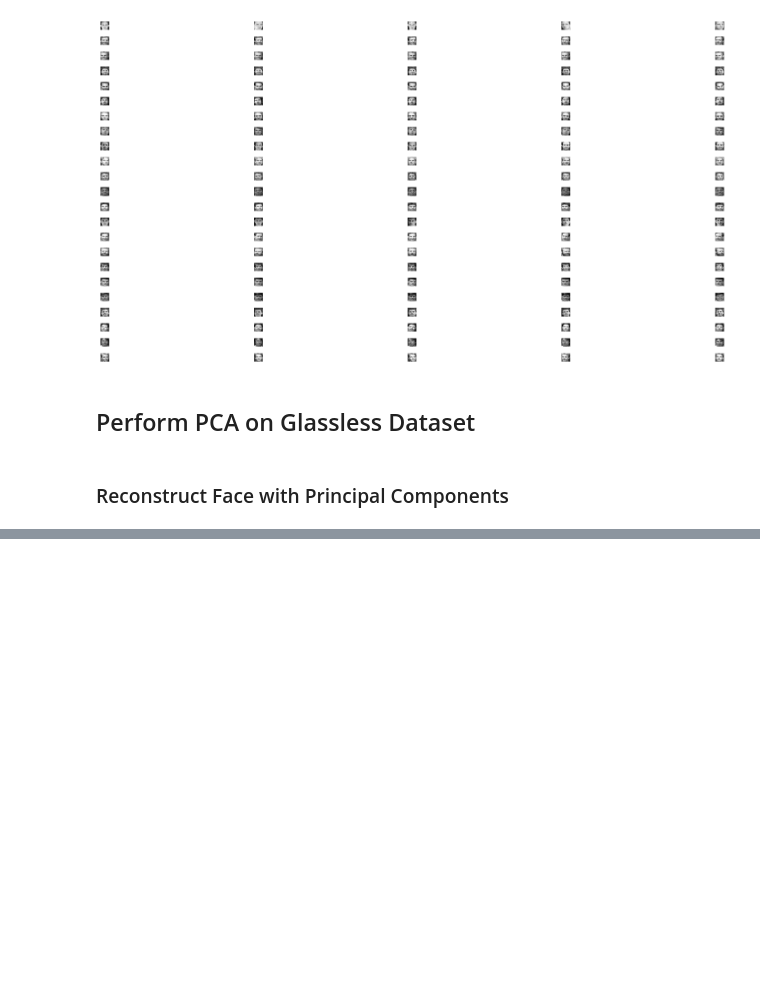
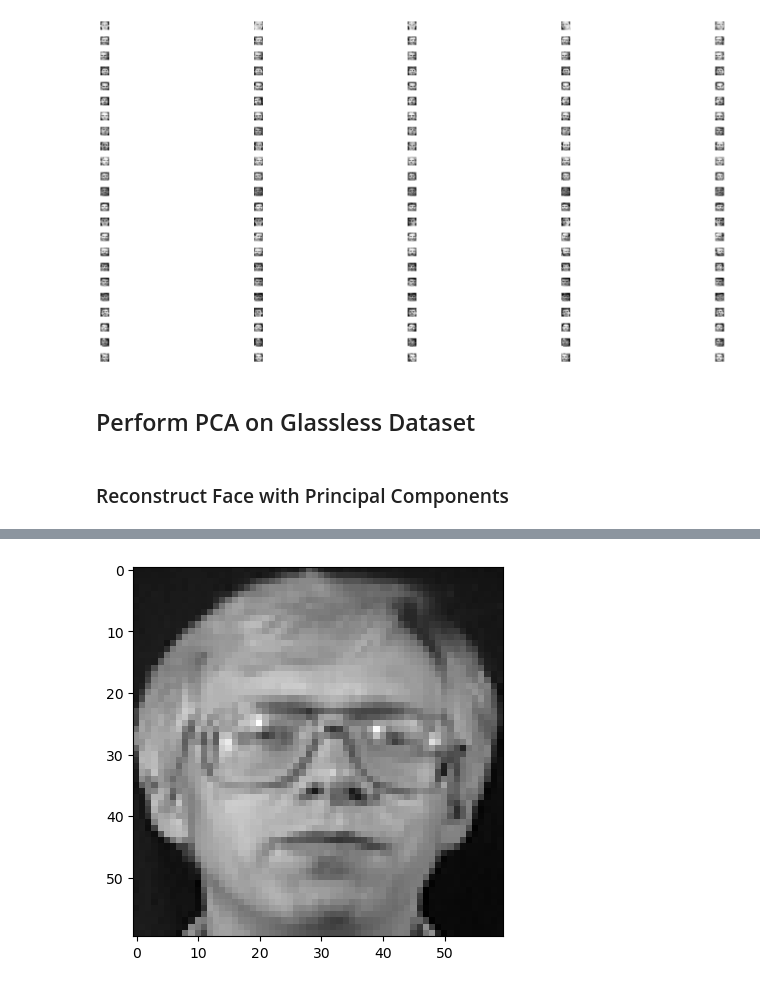
Before and after one commit to sebastian110203/COGS118BProject, a Jupyter notebook: Cogs118b_Project.ipynb, the cells around one changed output, grey strips where cells are left out. Saved outputs shown, nothing was run; the diff lists cells and outputs as text; code cells hidden in the pictures; blank space fills up the shorter version.

```diff
--- a/Cogs118b_Project.ipynb
+++ b/Cogs118b_Project.ipynb
@@ -88,0 +171,20 @@ display_pgm_images(images, selected_people, selected_imgs)
+# %%
+# Subtract the mean(with glasses) from the data of people with glasses
+A = ds_2 - meanface_with_glasses
+
+eigvals, V_old = np.linalg.eig(A.T.dot(A))
+V, D = eigsort(V_old, eigvals)
+
+U = A.dot(V)
+U = normc(U)
+
+face2_with_glasss = ds_2[:, 1][:, np.newaxis]
+
+c = U.T.dot(face2_with_glasss - meanface_with_glasses)
+
+
+Zhat = U.dot(c) + meanface_noglasses
+# %%
+viewcolumn(face2_with_glasss)
+# %% [output]
+[figure, added]
```
Also changed, not shown: parts of 5 cells of this notebook.
